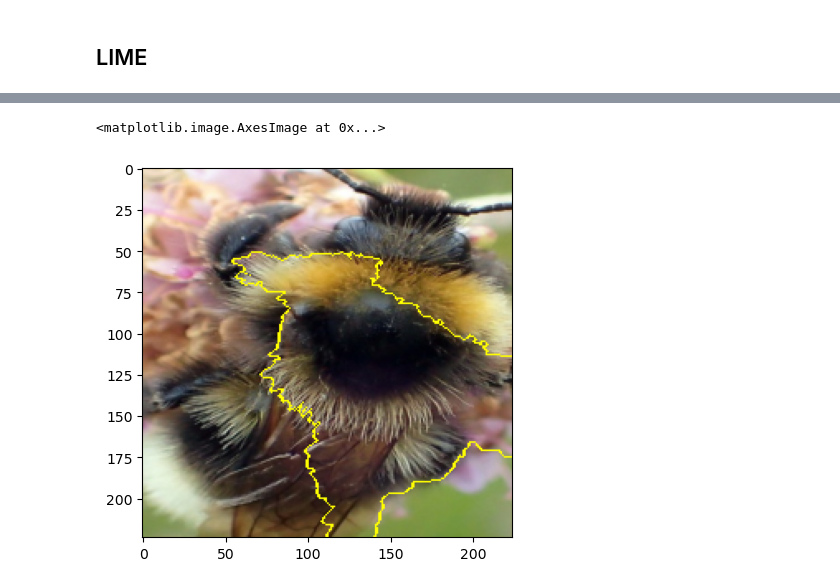
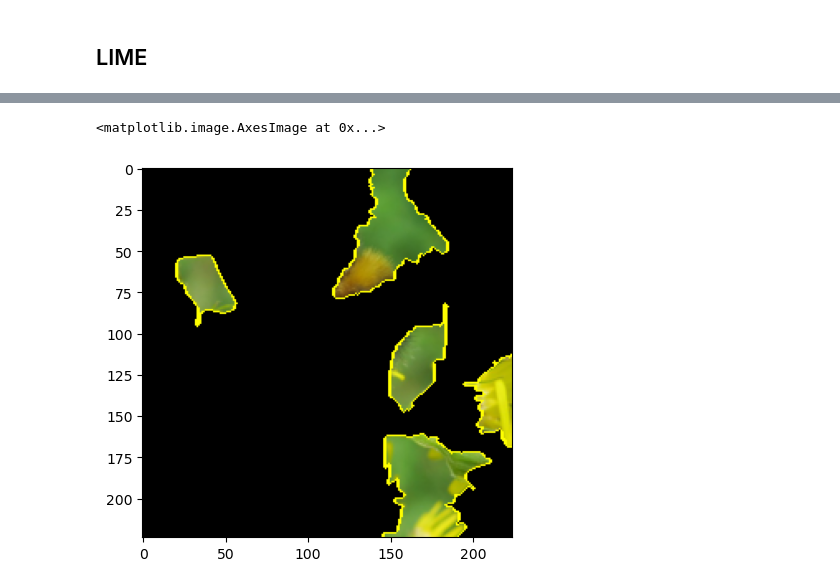
Before and after one commit to alecfei/bumblebee-classification, a Jupyter notebook: testing_augmented_pytorch.ipynb, the cells around one changed output, grey strips where cells are left out. Saved outputs shown, nothing was run; the diff lists cells and outputs as text; code cells hidden in the pictures.

```diff
--- a/testing_augmented_pytorch.ipynb
+++ b/testing_augmented_pytorch.ipynb
@@ -350,7 +352,7 @@ def train_and_validate(model, loss_criterion, optimizer, epochs=25):
     return model, history
 # %%
 device = torch.device("cuda:0" if torch.cuda.is_available() else "cpu")
-squeezenet_epoch = 25
+squeezenet_epoch = 10
 squeezenet, history = train_and_validate(model_squeezenet, loss_func, optimizer, squeezenet_epoch)
 #torch.save(history, dataset+'_history.pt')
 # %% [output]
@@ -456,11 +458,3 @@ import lime
 from lime import lime_image
 from skimage.segmentation import mark_boundaries
 from skimage.io import imread
-# %%
-def get_image(path):
-    with open(os.path.abspath(path), 'rb') as f:
-        with PIL.Image.open(f) as img:
-            return img.convert('RGB')
-
-img = get_image('/home/hduser/Desktop/augmented data pytorch/bohemicus/bombus bohemicus male 1.jpg')
-plt.imshow(img)
@@ -497,0 +521,3 @@ print(idx_to_class)
+# %%
+image_sylvestris = get_image('/home/hduser/Desktop/testing dataset/bombus sylvestris/bombus sylvestris female 17.jpg')
+plt.imshow(image_sylvestris)
@@ -560,7 +560,7 @@ The predicted class name is: bombus bohemicus.
 # %%
 explainer = lime_image.LimeImageExplainer()
 # %%
-explanation = explainer.explain_instance(np.array(pill_transf(img)),
+explanation = explainer.explain_instance(np.array(image_transform(image_sylvestris)),
                                          batch_predict, # classification function
                                          top_labels=5,
                                          hide_color=0,
@@ -594,8 +626,8 @@ plt.show()
 # %%
-temp, mask = explanation.get_image_and_mask(explanation.top_labels[0], positive_only=True, num_features=5, hide_rest=False)
+temp, mask = explanation.get_image_and_mask(explanation.top_labels[0], positive_only=True, num_features=5, hide_rest=True)
 img_boundry1 = mark_boundaries(temp/255.0, mask)
 plt.imshow(img_boundry1)
 # %% [output]
 <matplotlib.image.AxesImage at 0x...>
-[figure, old version]
+[figure, new version]
 # %%
```
Also changed, not shown: parts of 44 cells of this notebook.
